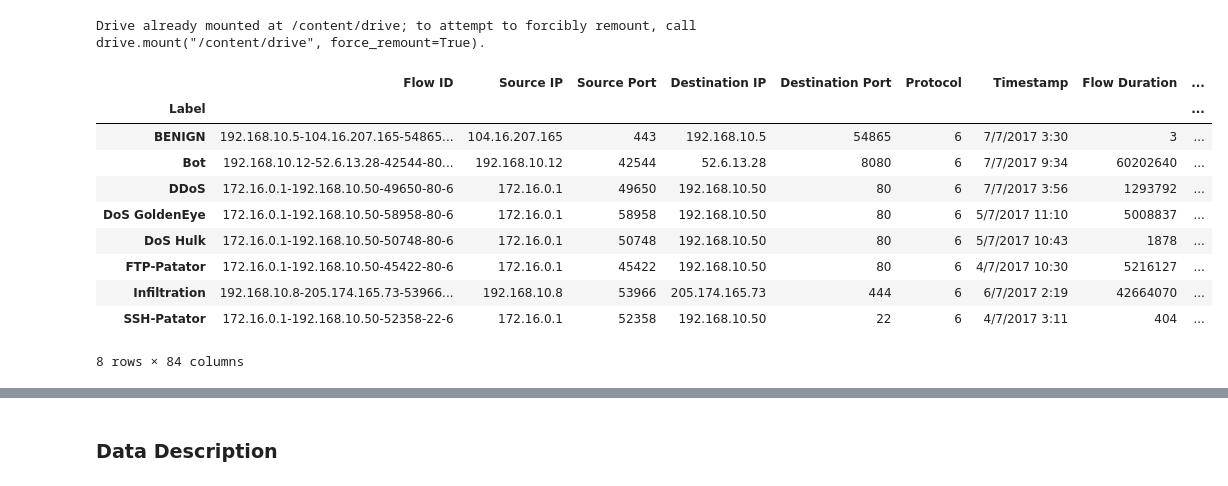
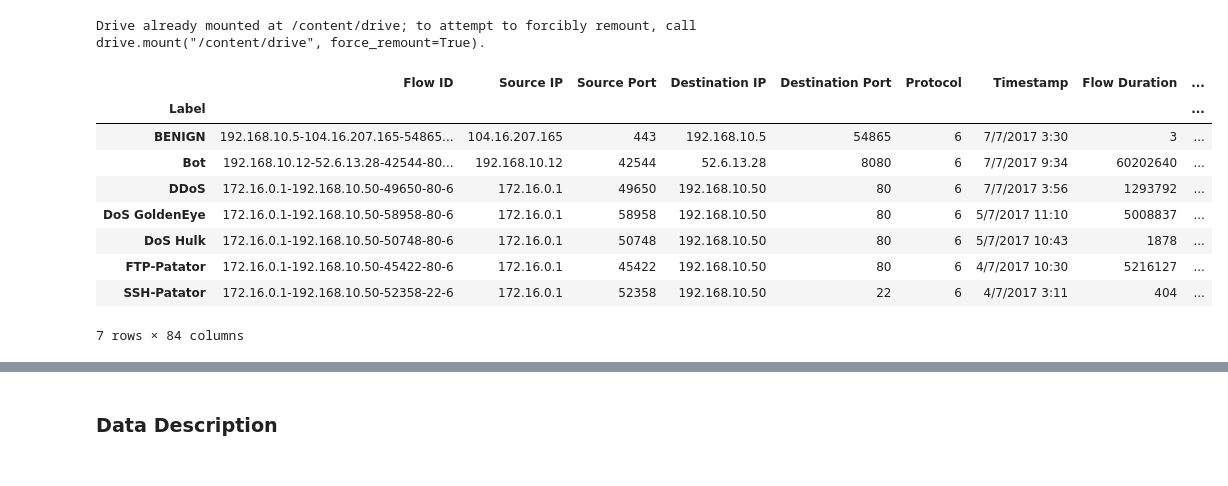
Before and after one commit to SaqlainHussainShah/implementation-of-sdi, a Jupyter notebook: Separate_Notebook_Category_A.ipynb, the cells around one changed output, grey strips where cells are left out. Cells and saved outputs as stored; diff of their text form; code cells hidden in the pictures.

```diff
--- a/Separate_Notebook_Category_A.ipynb
+++ b/Separate_Notebook_Category_A.ipynb
@@ -49,19 +49,18 @@ df_infiltration=df[df[' Label']=='Infiltration']
 # benign data
 df_benign=df[df[' Label']=='BENIGN']
 # %%
-df_cat_A=pd.concat([df_bot,df_ddos,df_golden_eye,df_hulk,df_ssh_patator,df_ftp_patator,df_infiltration, df_benign])
+df_cat_A=pd.concat([df_bot,df_ddos,df_golden_eye,df_hulk,df_ssh_patator,df_ftp_patator, df_benign])
 df_cat_A.groupby(' Label').first()
 # %% [output]
 |  | Flow ID | Source IP | Source Port | Destination IP | Destination Port | Protocol | Timestamp | Flow Duration | ... |
 | Label |  |  |  |  |  |  |  |  | ... |
 | BENIGN | 192.168.10.5-104.16.207.165-54865... | 104.16.207.165 | 443 | 192.168.10.5 | 54865 | 6 | 7/7/2017 3:30 | 3 | ... |
 | Bot | 192.168.10.12-52.6.13.28-42544-80... | 192.168.10.12 | 42544 | 52.6.13.28 | 8080 | 6 | 7/7/2017 9:34 | 60202640 | ... |
 | DDoS | 172.16.0.1-192.168.10.50-49650-80-6 | 172.16.0.1 | 49650 | 192.168.10.50 | 80 | 6 | 7/7/2017 3:56 | 1293792 | ... |
 | DoS GoldenEye | 172.16.0.1-192.168.10.50-58958-80-6 | 172.16.0.1 | 58958 | 192.168.10.50 | 80 | 6 | 5/7/2017 11:10 | 5008837 | ... |
 | DoS Hulk | 172.16.0.1-192.168.10.50-50748-80-6 | 172.16.0.1 | 50748 | 192.168.10.50 | 80 | 6 | 5/7/2017 10:43 | 1878 | ... |
 | FTP-Patator | 172.16.0.1-192.168.10.50-45422-80-6 | 172.16.0.1 | 45422 | 192.168.10.50 | 80 | 6 | 4/7/2017 10:30 | 5216127 | ... |
-| Infiltration | 192.168.10.8-205.174.165.73-53966... | 192.168.10.8 | 53966 | 205.174.165.73 | 444 | 6 | 6/7/2017 2:19 | 42664070 | ... |
 | SSH-Patator | 172.16.0.1-192.168.10.50-52358-22-6 | 172.16.0.1 | 52358 | 192.168.10.50 | 22 | 6 | 4/7/2017 3:11 | 404 | ... |
-8 rows × 84 columns
+7 rows × 84 columns
 # %%
 del df_bot,df_ddos,df_golden_eye,df_hulk,df_ssh_patator,df_ftp_patator,df_infiltration, df_benign
```
Also changed, not shown: parts of 14 cells of this notebook.
